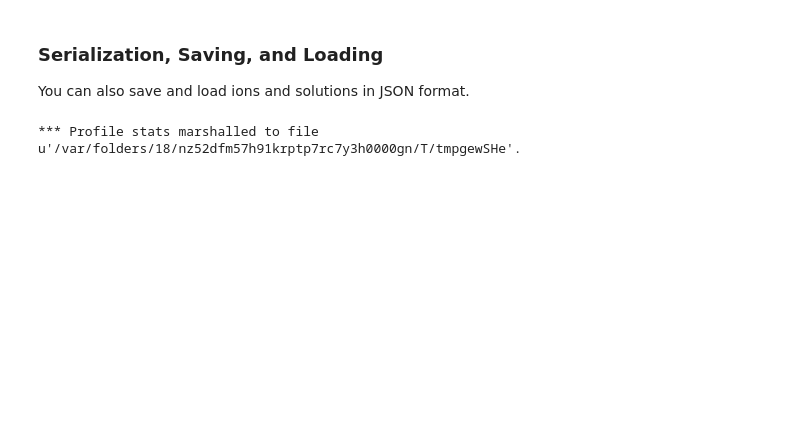
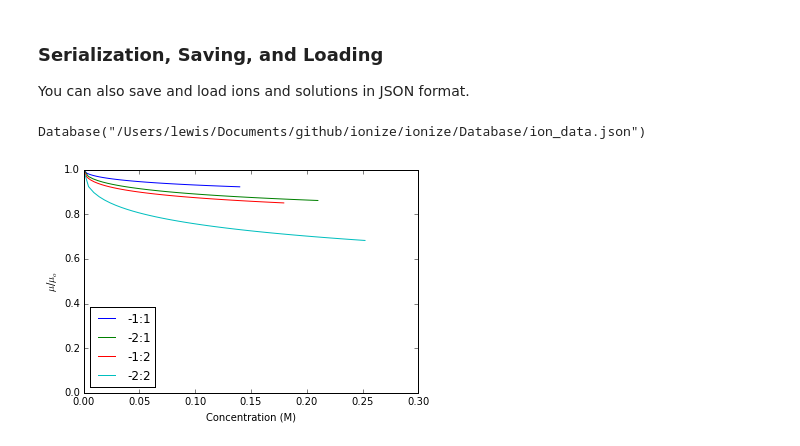
Before and after one commit to lewisamarshall/ionize, a Jupyter notebook: tutorial.ipynb, the cells around one changed output. Cells and saved outputs as stored; diff of their text form; code cells hidden in the pictures; blank space fills up the shorter version.

```diff
--- a/tutorial.ipynb
+++ b/tutorial.ipynb
@@ -318,9 +320,34 @@ You can also save and load ions and solutions in JSON format.
 # %%
-%%snakeviz
-database = ionize.Database()
-pH = np.linspace(0, 14)
-for ion in database:
-    for p in pH:
-        ion.mobility(p)
+# %%snakeviz
+# database = ionize.Database()
+# pH = np.linspace(0, 14)
+# for ion in database:
+#     for p in pH:
+#         ion.mobility(p)
-# %% [output]
-*** Profile stats marshalled to file u'/var/folders/18/nz52dfm57h91krptp7rc7y3h0000gn/T/tmpgewSHe'.
+# %%
+database
+# %% [output]
+Database("/Users/lewis/Documents/github/ionize/ionize/Database/ion_data.json")
+# %%
+import itertools
+concentrations = np.linspace(0, 0.14)
+ref_mob = 50.e-9
+z = [1, 2]
+for zp, zm in itertools.product(z, repeat=2):
+    positive_ion = ionize.Ion('positive', [zp], [14], [ref_mob])
+    negative_ion = ionize.Ion('negative', [-zm], [0], [-ref_mob])
+    mob = []
+    i = []
+    for c in concentrations:
+        sol = ionize.Solution([positive_ion, negative_ion], [c/zp, c/zm])
+        mob.append(sol.ions[0].actual_mobility() / ref_mob )
+        i.append(sol.ionic_strength)
+    plot(i, mob, label='-{}:{}'.format(zm, zp))
+ylim(0, 1)
+# xlim(0, .14)
+legend(loc='lower left')
+xlabel('Concentration (M)')
+ylabel('$\mu$/$\mu_o$')
+show()
+# %% [output]
+[figure, added]
```
Also changed, not shown: parts of 9 cells of this notebook.
